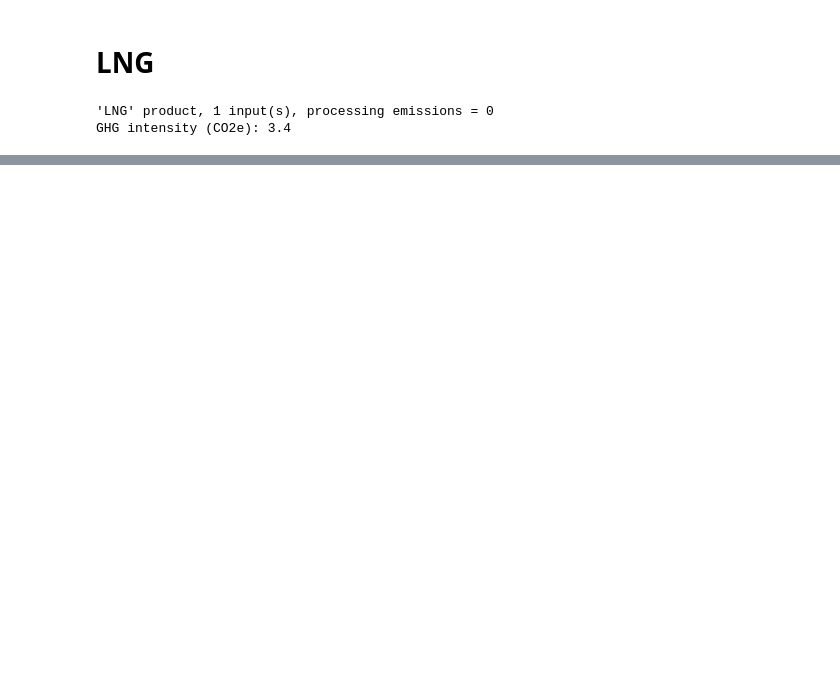
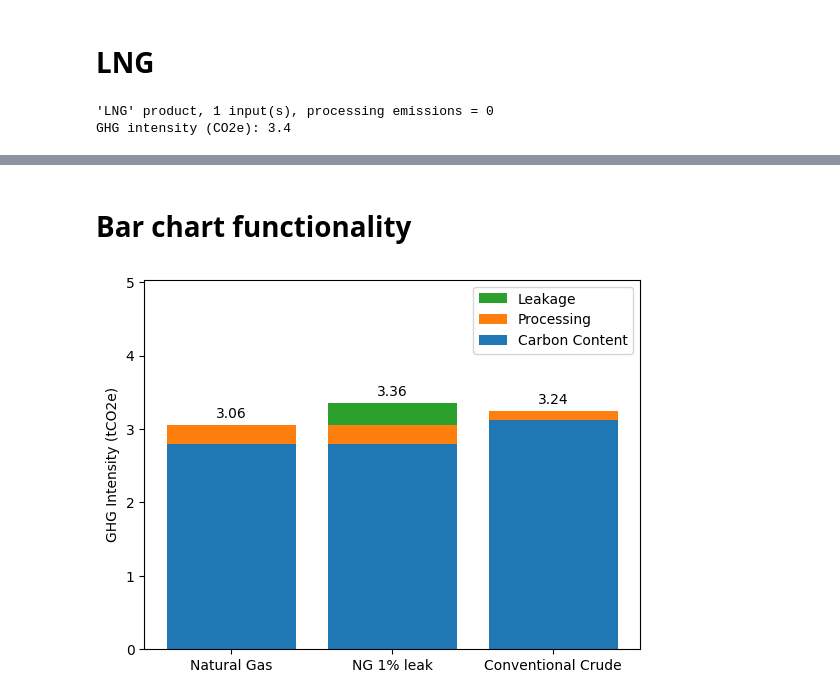
Before and after one commit to epjoiner/GGI_Shiny, a Jupyter notebook: presentation.ipynb, the cells around one changed output, grey strips where cells are left out. Cells and saved outputs as stored; diff of their text form; code cells hidden in the pictures; blank space fills up the shorter version.

Commit message:
Expand presentation.ipynb to include cataloguing and bar chart functionality

```diff
--- a/presentation.ipynb
+++ b/presentation.ipynb
@@ -6,8 +7,16 @@ from copy import deepcopy
 # %%
 nat_gas = Fuel(name = "Natural Gas", carbon_frac = 0.763, processing = 0.258)
+crude = Fuel(name = "Conventional Crude", carbon_frac = 0.85, processing = 0.126)
+coal = Fuel("Bituminous Coal", 0.7, 0.117)
 
 print(nat_gas)
 print("GHG intensity (CO2e):", round(nat_gas.ggi_co2e(), 2))
+print()
+print(crude)
+print("GHG intensity (CO2e):", round(crude.ggi_co2e(), 2))
+print()
+print(coal)
+print("GHG intensity (CO2e):", round(coal.ggi_co2e(), 2))
 # %% [output]
 'Natural Gas' fuel, carbon fraction = 0.763, processing emissions = 0.258, leakage = False
 GHG intensity (CO2e): 3.06
@@ -38,6 +57,7 @@ global warming potential.
 leaky_nat_gas = deepcopy(nat_gas)
 
 leaky_nat_gas.set_leakage(leak_rate = 0.01, gwp = 30)
+leaky_nat_gas.name = "NG 1% leak"
 
 print(leaky_nat_gas)
 print("GHG intensity (CO2e):", round(leaky_nat_gas.ggi_co2e(), 2))
@@ -57,0 +93,7 @@ NameError: name 'Composite' is not defined
+# %% [markdown]
+# Bar chart functionality
+# %%
+plot = Plot(nat_gas, leaky_nat_gas, crude)
+plot.column_plot()
+# %% [output]
+[figure, added]
```
Also changed, not shown: parts of 12 cells of this notebook, 1 other file.
